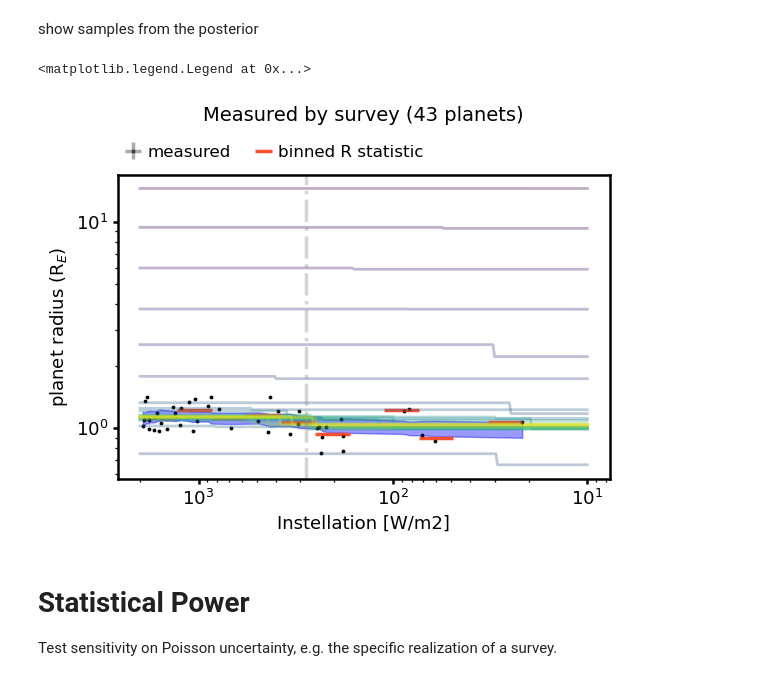
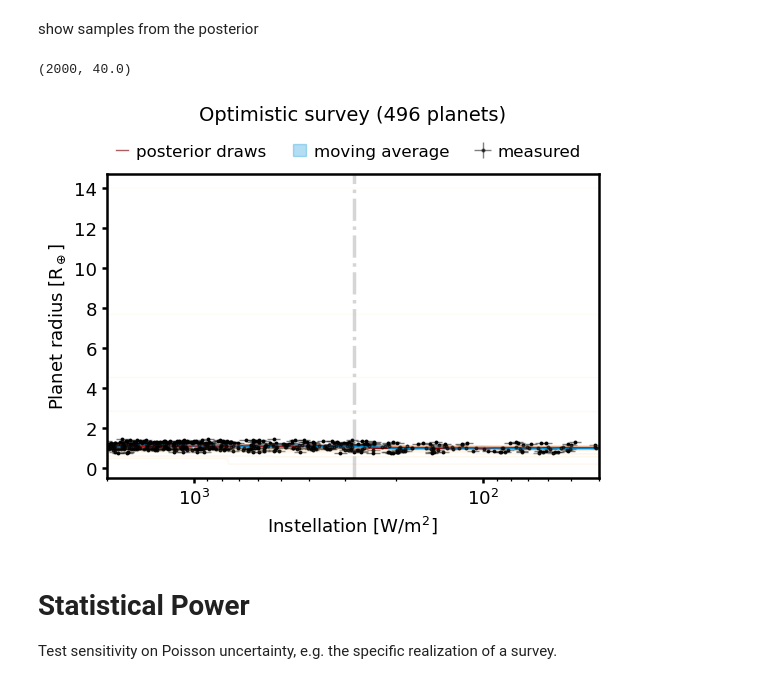
Before and after one commit to matiscke/hz-inner-edge-discontinuity, a Jupyter notebook: src/scripts/magmaocean.ipynb, the cells around one changed output. Drawn from its saved outputs; the diff is of its cells as text; code cells hidden in the pictures.

```diff
--- a/src/scripts/magmaocean.ipynb
+++ b/src/scripts/magmaocean.ipynb
@@ -530,20 +530,20 @@ Created a new TransitSurvey
 Let's add some measurements our survey conducts. 'small_radius' is True for a planet if it has a radius smaller than the mean of the population.
 # %%
 margs = {}
-mkeys = ['L_st', 'R_st', 'M_st', 'T_eff_st', 'd', 'age', 'depth', 'R', 'T_dur',
-         'P', 'a', 'a_eff', 'S', 'S_abs',
+mkeys = ['L_st', 'R_st', 'M_st', 'T_eff_st', 'd', 'age', 'depth', 'R',
+         'T_dur', 'P', 'a', 'a_eff', 'S', 'S_abs',
          'M', 'rho']
 
-# # GOOD survey: choose super-optimistic values for now.
+# # GOOD survey: choose very optimistic values for now.
 margs['precision'] = {'T_eff_st': 25.,
                       'R_st': '1%',
                       'depth': '1%',
-                      'R': '1%',
+                      'R': '2%',
                       'M_st': '1%',
                       'age': '30%',
                       'P': 0.000001,
-                      'S': '1%',
-                      'S_abs': '1%',
+                      'S': '5%',
+                      'S_abs': '5%',
                       'M': '5%',
                       'rho': '7%'}
 
@@ -594,5 +594,5 @@ print(N)
 # %% [markdown]
 simulate observations, obtain dataset
 # %%
-data = survey.observe(detected)
-data.to_pandas().head()
+data = survey.observe(detected, demographics=True)
+# data.to_pandas().head()
@@ -835,8 +793,8 @@ xvar = 'S_abs'
 
 fig, ax = plt.subplots()
 ax.scatter(data[xvar], data[yvar], s=2, c='k')
-ax.errorbar(data[xvar], data[yvar], xerr=data.error[xvar], yerr=data.error[yvar], fmt='o', ms=2.,
-            color='k', alpha=.33, label='measured')
+ax.errorbar(data[xvar], data[yvar], xerr=data.error[xvar], yerr=data.error[yvar], fmt='o', ms=2., elinewidth=1,
+            color='k', alpha=.5, label='measured')
 
 # overplot samples from the posterior
 sampler_results = results['sampler_results']
@@ -845,50 +803,57 @@ posterior_sample = sampler_results.samples[nburn::100]
 S_grid = np.geomspace(10., 2000., 300)
 a_eff_grid = S2a_eff(S_grid)
 
-colors = plt.cm.viridis(np.linspace(0, 1, len(posterior_sample)))
+colors = plt.cm.OrRd(np.linspace(0, 1, len(posterior_sample)))
 for i, s in enumerate(posterior_sample):
-    P_magma = magma_ocean_hypo((s[0], s[1], s[2]), a_eff_grid,
+    P_magma = magma_ocean_hypo((s[0], s[1], s[2], s[3]), a_eff_grid,
                                gh_increase=planets_args['gh_increase'], water_incorp=planets_args['water_incorp'],
                                simplified=planets_args['simplified'], parameter_of_interest=parameter_of_interest)
-    ax.plot(S_grid, P_magma, c=colors[i],
-            alpha=.33, lw=2.)
+    ax.plot(S_grid, P_magma,
+            c=colors[i],
+            # c='k',
+            alpha=.3, lw=1.)
+ax.plot(S_grid, P_magma,
+        c=colors[i],
+#         # c='k',
+        alpha=.63, lw=1., label='posterior draws')
 
 
-# plot binned stats as errorbar plot
-means, edges, n, std = binned_stats(data, xvar, yvar, np.geomspace(np.min(data[xvar]), np.max(data[xvar]), num=12), statistic='mean')
-# ax.hlines(np.mean(data[yvar]), np.min(data[xvar]), np.max(data[xvar]), color='C2', ls='--', label='mean')
-ax.errorbar(edges[:-1]+(edges[1:]-edges[:-1])/2, means, xerr=(edges[1:]-edges[:-1])/2,
-           yerr=None, fmt='none', color='C1', label='binned {} statistic'.format(yvar), elinewidth=2.5)
+# # plot binned stats as errorbar plot
+# means, edges, n, std = binned_stats(data, xvar, yvar, np.geomspace(np.min(data[xvar]), np.max(data[xvar]), num=12), statistic='mean')
+# ax.errorbar(edges[:-1]+(edges[1:]-edges[:-1])/2, means, xerr=(edges[1:]-edges[:-1])/2,
+#            yerr=None, fmt='none', color='C1', label='binned {} statistic'.format(yvar), elinewidth=2.5)
 
-# fig.colorbar()
 
 ax.set_xscale('log')
-ax.set_yscale('log')
+# ax.set_yscale('log')
 if xvar == 'S_abs':
-    ax.set_xlabel('Instellation [W/m2]')
+    ax.set_xlabel('Instellation [$\mathrm{W/m^2}$]')
     ax.axvline(planets_args['S_thresh'], ls='-.', c='gray', alpha=.33)
     ax.invert_xaxis()
 if yvar == 'R':
-    ax.set_ylabel('planet radius (R$_E$)')
+    ax.set_ylabel('Planet radius [R$_\oplus$]')
 elif yvar == 'rho':
     ax.set_ylabel('bulk density(g/cm3)')
 
 
 # add confidence interval of rolling mean radius
 mean = data.sort_by('S_abs')[parameter_of_interest + '_mean']
 sem = data.error.sort_by('S_abs')[parameter_of_interest + '_mean']
-ax.fill_between(data.sort_by('S_abs')['S_abs'], (mean-sem), (mean+sem), color='b', alpha=.4)
+ax.plot(data.sort_by('S_abs')['S_abs'], mean,
+                color='C2', lw=1)
+ax.fill_between(data.sort_by('S_abs')['S_abs'], (mean-sem),
+                (mean+sem), color='C2', alpha=.3, label='moving average')
 
 
-ax.set_title('Measured by survey ({} planets)'.format(N), y=1.15, fontsize=14)
+ax.set_title('Optimistic survey ({} planets)'.format(N), y=1.15, fontsize=14)
 fig.legend(fontsize=12, loc='lower left', ncol=99, bbox_to_anchor=(0.15, .97),
                               frameon=False, columnspacing=1.6)
 
 # ax.axhline(0.98, color='C2', ls='--', label='mean')
 
-# ax.set_xlim(50., 1000)
-# ax.set_ylim(0.8, 1.5)
+ax.set_xlim(2000,40.)
+# ax.set_ylim(0.8, 1.4)
 # ax.set_ylim(1.8, 5.)
 # %% [output]
-<matplotlib.legend.Legend at 0x...>
+(2000, 40.0)
-[figure, old version]
+[figure, new version]
```
Also changed, not shown: parts of 49 cells of this notebook.
